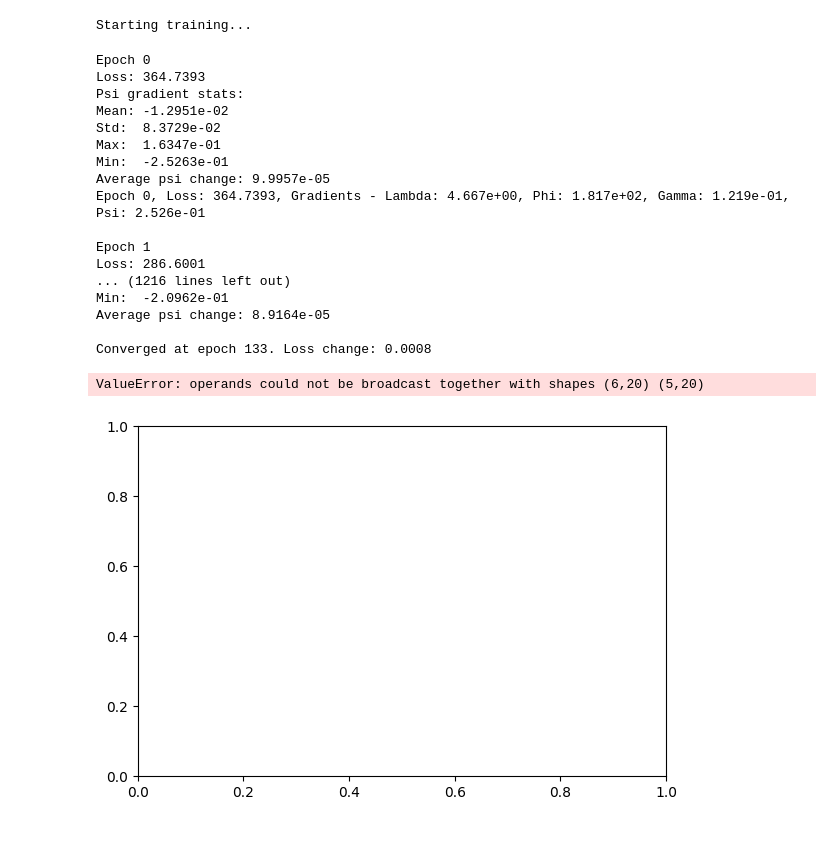
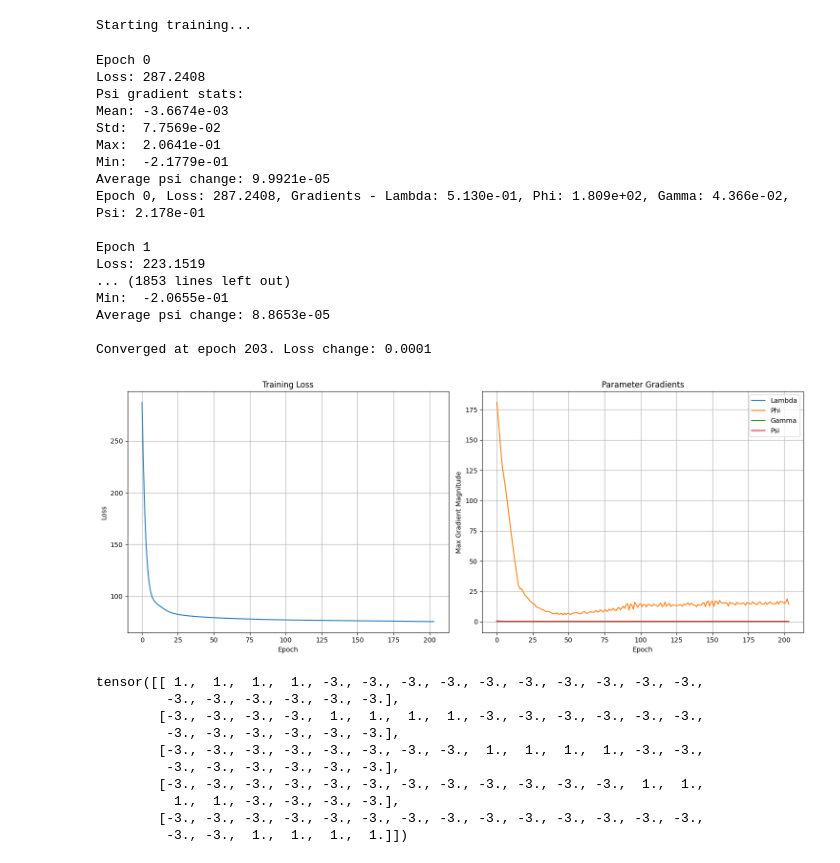
Before and after one commit to surbut/aladynoulli, a Jupyter notebook: pyScripts/newsim.ipynb, the cells around one changed output. Cells and saved outputs as stored; diff of their text form; code cells hidden in the pictures.

```diff
--- a/pyScripts/newsim.ipynb
+++ b/pyScripts/newsim.ipynb
@@ -119,6 +134,6 @@ Initialization complete!
 # %%
 
-K=6
+K=5
 # Store initial psi values
 initial_psi = model.psi.detach().clone()
 
@@ -127,22 +142,61 @@ history = model.fit(E_tensor, num_epochs=1000, learning_rate=1e-4, lambda_reg=1e
 # %% [output]
 Starting training...
 Epoch 0
-Loss: 364.7393
+Loss: 287.2408
 Psi gradient stats:
-Mean: -1.2951e-02
-Std:  8.3729e-02
-Max:  1.6347e-01
-Min:  -2.5263e-01
-Average psi change: 9.9957e-05
-Epoch 0, Loss: 364.7393, Gradients - Lambda: 4.667e+00, Phi: 1.817e+02, Gamma: 1.219e-01, Psi: 2.526e-01
+Mean: -3.6674e-03
+Std:  7.7569e-02
+Max:  2.0641e-01
+Min:  -2.1779e-01
+Average psi change: 9.9921e-05
+Epoch 0, Loss: 287.2408, Gradients - Lambda: 5.130e-01, Phi: 1.809e+02, Gamma: 4.366e-02, Psi: 2.178e-01
 
 Epoch 1
-Loss: 286.6001
-... (1216 lines left out)
-Min:  -2.0962e-01
-Average psi change: 8.9164e-05
+Loss: 223.1519
+... (1853 lines left out)
+Min:  -2.0655e-01
+Average psi change: 8.8653e-05
 
-Converged at epoch 133. Loss change: 0.0008
+Converged at epoch 203. Loss change: 0.0001
-ValueError: operands could not be broadcast together with shapes (6,20) (5,20)
-[figure, removed]
+# %%
+import matplotlib.pyplot as plt
+
+# Create figure with subplots
+fig, (ax1, ax2) = plt.subplots(1, 2, figsize=(15, 6))
+
+# Plot loss
+ax1.plot(history['loss'])
+ax1.set_xlabel('Epoch')
+ax1.set_ylabel('Loss')
+ax1.set_title('Training Loss')
+ax1.grid(True)
+
+# Plot gradients
+ax2.plot(history['max_grad_lambda'], label='Lambda')
+ax2.plot(history['max_grad_phi'], label='Phi')
+ax2.plot(history['max_grad_gamma'], label='Gamma')
+ax2.plot(history['max_grad_psi'], label='Psi')
+ax2.set_xlabel('Epoch')
+ax2.set_ylabel('Max Gradient Magnitude')
+ax2.set_title('Parameter Gradients')
+ax2.legend()
+ax2.grid(True)
+
+plt.tight_layout()
+plt.show()
+# %% [output]
+[figure, added]
+# %%
+initial_psi
+# %% [output]
+tensor([[ 1.,  1.,  1.,  1., -3., -3., -3., -3., -3., -3., -3., -3., -3., -3.,
+         -3., -3., -3., -3., -3., -3.],
+        [-3., -3., -3., -3.,  1.,  1.,  1.,  1., -3., -3., -3., -3., -3., -3.,
+         -3., -3., -3., -3., -3., -3.],
+        [-3., -3., -3., -3., -3., -3., -3., -3.,  1.,  1.,  1.,  1., -3., -3.,
+         -3., -3., -3., -3., -3., -3.],
+        [-3., -3., -3., -3., -3., -3., -3., -3., -3., -3., -3., -3.,  1.,  1.,
+          1.,  1., -3., -3., -3., -3.],
+        [-3., -3., -3., -3., -3., -3., -3., -3., -3., -3., -3., -3., -3., -3.,
+         -3., -3.,  1.,  1.,  1.,  1.]])
 # %%
```
Also changed, not shown: parts of 30 cells of this notebook, 1 other file.
